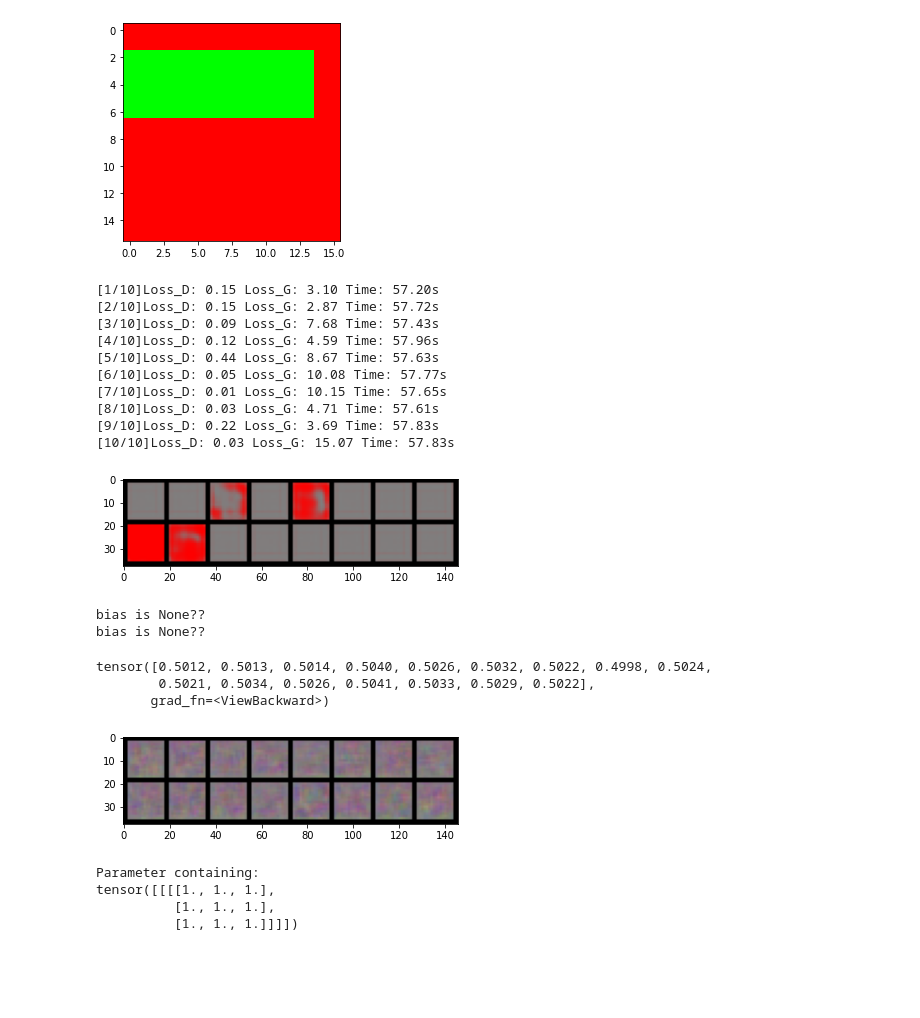
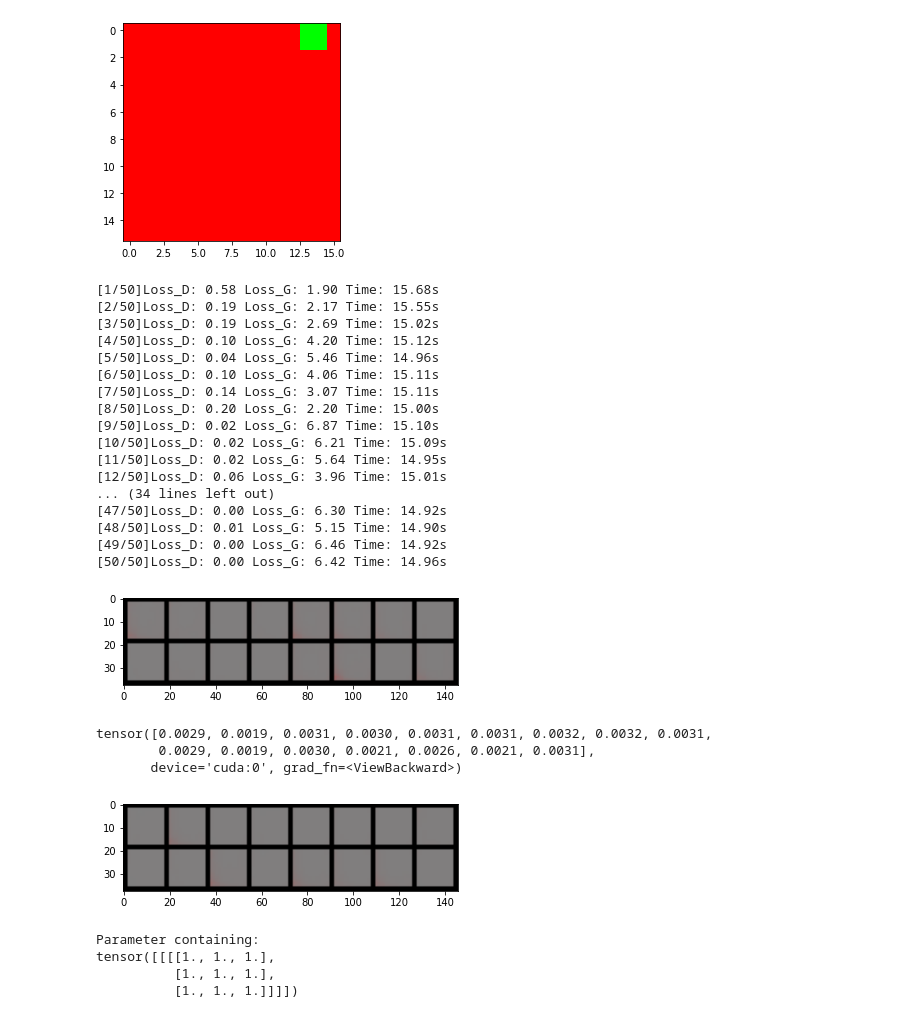
Before and after one commit to AustinXY/pconv-toy, a Jupyter notebook: pconv-toy.ipynb, the cells around one changed output. Drawn from its saved outputs; the diff is of its cells as text; code cells hidden in the pictures; blank space fills up the shorter version.

```diff
--- a/pconv-toy.ipynb
+++ b/pconv-toy.ipynb
@@ -270,13 +310,28 @@ def train_img_gen():
     return norm(img), mk
 # %%
 def imshow(im):
-    _im = torchvision.utils.make_grid(im, pad_value=-1).detach().numpy()
+    _im = torchvision.utils.make_grid(im, pad_value=-1).detach().cpu().numpy()
     _im = np.transpose(_im, (1, 2, 0))
     _im = (_im + 1) * 255 / 2
     _im = _im.astype(np.uint8)
     plt.imshow(_im)
+# %%
+def prepare_data(batch_size, mask_size):
+    imsize = 16
+    im_li = []
+    mk_li = []
+    for i in range(batch_size):
+        im, mk = train_img_gen(mask_size)
+        im = im.view(1, 3, imsize, imsize)
+        # imshow(im)
+        mk = mk.view(1, 1, imsize, imsize)
+        im_li.append(im)
+        mk_li.append(mk)
+    ims = torch.cat(im_li, dim=0).cuda()
+    mks = torch.cat(mk_li, dim=0).cuda()
+    return ims, mks
 # %%
-im, _ = train_img_gen()
-imshow(im)
+im, _ = prepare_data(1,2)
+imshow(im[0])
 # %% [output]
-[figure, old version]
+[figure, new version]
@@ -316,9 +358,9 @@ netG.train()
 
 start_t = time.time()
 for count in range(1, max_count):
-    ims, mks = prepare_data(batch_size)
+    ims, mks = prepare_data(batch_size, mask_size)
 
-    noise = Variable(torch.FloatTensor(batch_size, nz))
+    noise = Variable(torch.FloatTensor(batch_size, nz)).cuda()
     noise.data.normal_(0, 1)
     fake_ims = netG(noise)
 
@@ -353,29 +395,34 @@ for count in range(1, max_count):
         imshow(fake_ims)
         start_t = time.time()
 # %% [output]
-[1/10]Loss_D: 0.15 Loss_G: 3.10 Time: 57.20s
-[2/10]Loss_D: 0.15 Loss_G: 2.87 Time: 57.72s
-[3/10]Loss_D: 0.09 Loss_G: 7.68 Time: 57.43s
-[4/10]Loss_D: 0.12 Loss_G: 4.59 Time: 57.96s
-[5/10]Loss_D: 0.44 Loss_G: 8.67 Time: 57.63s
-[6/10]Loss_D: 0.05 Loss_G: 10.08 Time: 57.77s
-[7/10]Loss_D: 0.01 Loss_G: 10.15 Time: 57.65s
-[8/10]Loss_D: 0.03 Loss_G: 4.71 Time: 57.61s
-[9/10]Loss_D: 0.22 Loss_G: 3.69 Time: 57.83s
-[10/10]Loss_D: 0.03 Loss_G: 15.07 Time: 57.83s
+[1/50]Loss_D: 0.58 Loss_G: 1.90 Time: 15.68s
+[2/50]Loss_D: 0.19 Loss_G: 2.17 Time: 15.55s
+[3/50]Loss_D: 0.19 Loss_G: 2.69 Time: 15.02s
+[4/50]Loss_D: 0.10 Loss_G: 4.20 Time: 15.12s
+[5/50]Loss_D: 0.04 Loss_G: 5.46 Time: 14.96s
+[6/50]Loss_D: 0.10 Loss_G: 4.06 Time: 15.11s
+[7/50]Loss_D: 0.14 Loss_G: 3.07 Time: 15.11s
+[8/50]Loss_D: 0.20 Loss_G: 2.20 Time: 15.00s
+[9/50]Loss_D: 0.02 Loss_G: 6.87 Time: 15.10s
+[10/50]Loss_D: 0.02 Loss_G: 6.21 Time: 15.09s
+[11/50]Loss_D: 0.02 Loss_G: 5.64 Time: 14.95s
+[12/50]Loss_D: 0.06 Loss_G: 3.96 Time: 15.01s
+... (34 lines left out)
+[47/50]Loss_D: 0.00 Loss_G: 6.30 Time: 14.92s
+[48/50]Loss_D: 0.01 Loss_G: 5.15 Time: 14.90s
+[49/50]Loss_D: 0.00 Loss_G: 6.46 Time: 14.92s
+[50/50]Loss_D: 0.00 Loss_G: 6.42 Time: 14.96s
-[figure, old version]
+[figure, new version]
 # %%
 netG.eval()
-_noise = Variable(torch.FloatTensor(16, nz))
+_noise = Variable(torch.FloatTensor(batch_size, nz)).cuda()
 _noise.data.normal_(0, 1)
 imshow(netG(_noise))
 netD(netG(_noise))
 # %% [output]
-bias is None??
-bias is None??
+tensor([0.0029, 0.0019, 0.0031, 0.0030, 0.0031, 0.0031, 0.0032, 0.0032, 0.0031,
+        0.0029, 0.0019, 0.0030, 0.0021, 0.0026, 0.0021, 0.0031],
+       device='cuda:0', grad_fn=<ViewBackward>)
-tensor([0.5012, 0.5013, 0.5014, 0.5040, 0.5026, 0.5032, 0.5022, 0.4998, 0.5024,
-        0.5021, 0.5034, 0.5026, 0.5041, 0.5033, 0.5029, 0.5022],
-       grad_fn=<ViewBackward>)
 [figure]
 # %%
 conv2d = PartialConv2d(3, 1, 3, 2, 0, bias=False)
```
Also changed, not shown: parts of 8 cells of this notebook.
